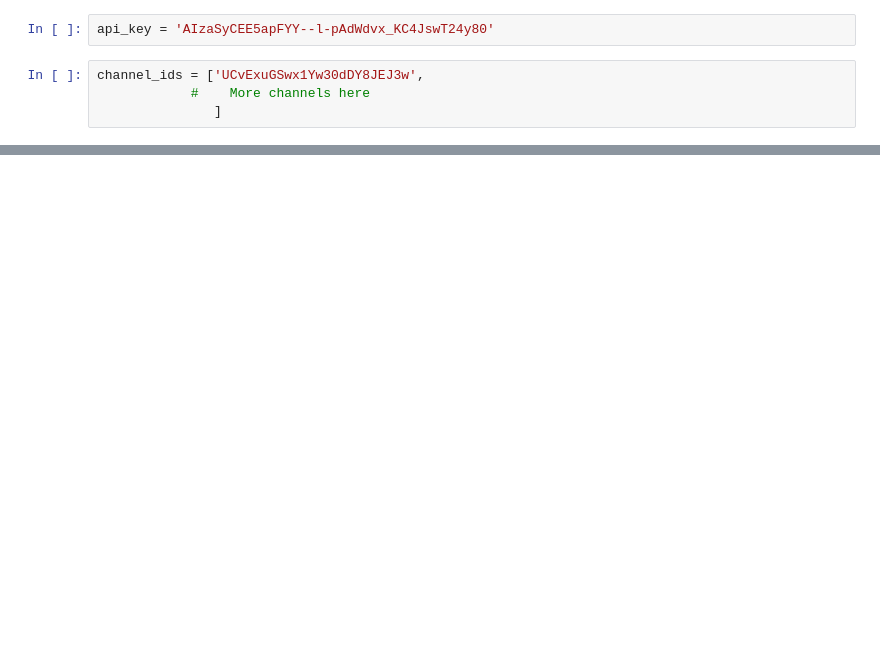
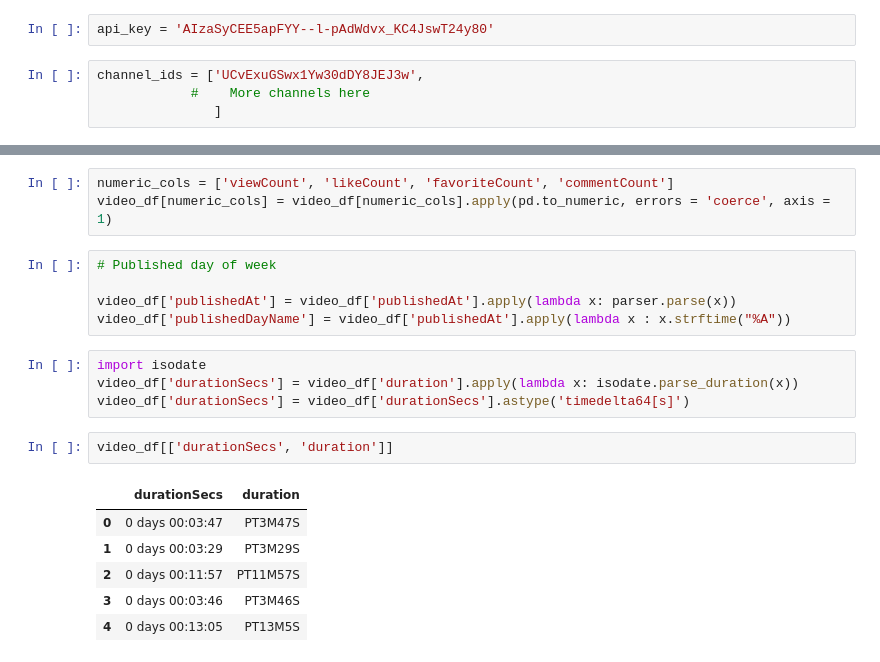
Before and after one commit to Garcia527/YoutubeChannelStatistics, a Jupyter notebook: YT_data.ipynb, the cells around one changed output, grey strips where cells are left out. Drawn from its saved outputs; the diff is of its cells as text; blank space fills up the shorter version.

```diff
--- a/YT_data.ipynb
+++ b/YT_data.ipynb
@@ -27,0 +169,21 @@ JSON(response)
+# %%
+numeric_cols = ['viewCount', 'likeCount', 'favoriteCount', 'commentCount']
+video_df[numeric_cols] = video_df[numeric_cols].apply(pd.to_numeric, errors = 'coerce', axis = 1)
+# %%
+# Published day of week
+
+video_df['publishedAt'] = video_df['publishedAt'].apply(lambda x: parser.parse(x))
+video_df['publishedDayName'] = video_df['publishedAt'].apply(lambda x : x.strftime("%A"))
+# %%
+import isodate
+video_df['durationSecs'] = video_df['duration'].apply(lambda x: isodate.parse_duration(x))
+video_df['durationSecs'] = video_df['durationSecs'].astype('timedelta64[s]')
+# %%
+video_df[['durationSecs', 'duration']]
+# %% [output]
+|  | durationSecs | duration |
+| 0 | 0 days 00:03:47 | PT3M47S |
+| 1 | 0 days 00:03:29 | PT3M29S |
+| 2 | 0 days 00:11:57 | PT11M57S |
+| 3 | 0 days 00:03:46 | PT3M46S |
+| 4 | 0 days 00:13:05 | PT13M5S |
```
Also changed, not shown: parts of 18 cells of this notebook.
